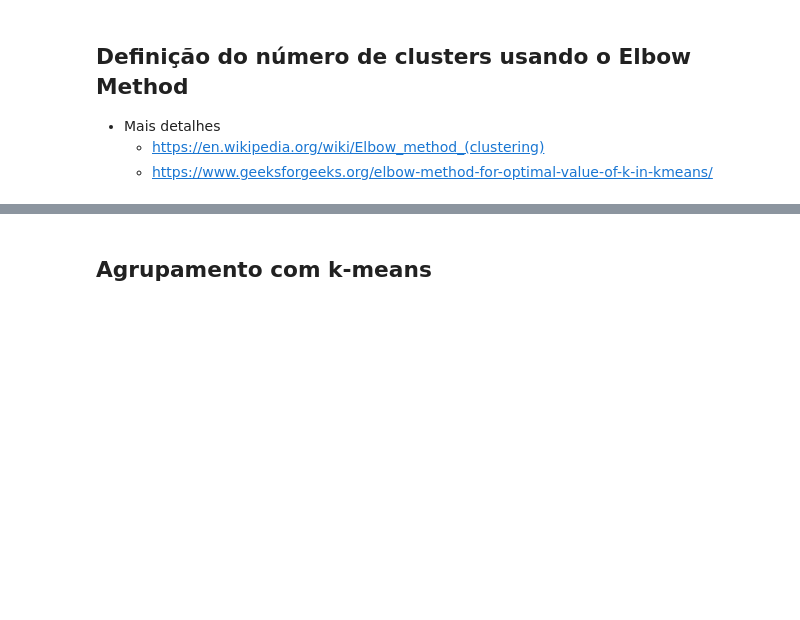
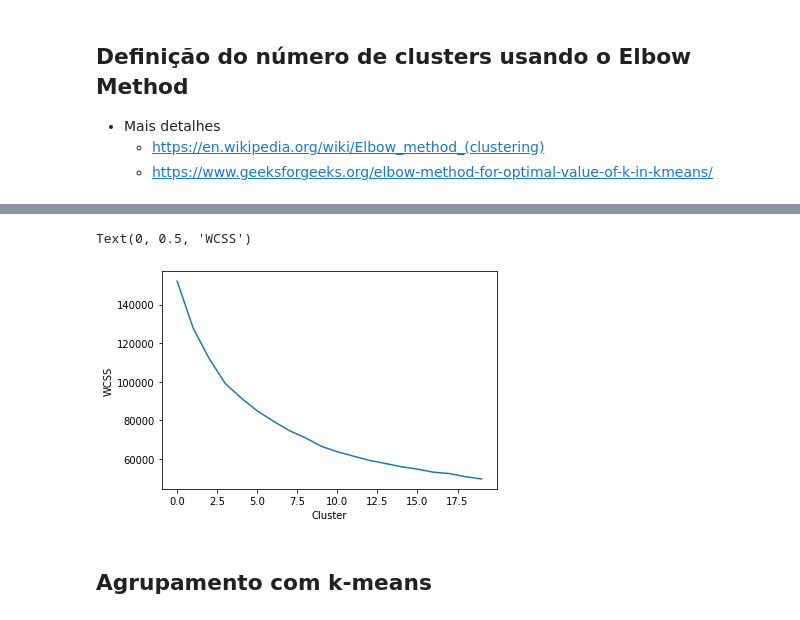
Before and after one commit to Vinicius-Luiz/ciencia_dados_para_empresas, a Jupyter notebook: MARKETING/Departamento_de_Marketing.ipynb, the cells around one changed output, grey strips where cells are left out. Drawn from its saved outputs; the diff is of its cells as text; code cells hidden in the pictures; blank space fills up the shorter version.

Commit message:
ADD: Obtenção dos clusters

```diff
--- a/MARKETING/Departamento_de_Marketing.ipynb
+++ b/MARKETING/Departamento_de_Marketing.ipynb
@@ -77,0 +183,6 @@ As pessoas realizam mais compras parcelado (0.364437) do que a vista (0.202458)
+# %%
+scaler = StandardScaler()
+creditcard_df_scaled = scaler.fit_transform(creditcard_df)
+
+#StandardScaler() | utiliza a média e o desvio padrão | mais útil quando existe muitos outliers na base de dados
+#MinMaxScaler()   | considera valores mínimos e máximos para colocar os valores no mesmo padrão
@@ -77,0 +194,8 @@ As pessoas realizam mais compras parcelado (0.364437) do que a vista (0.202458)
+# %%
+#Vamos realizar o teste Elbow Method (Método do cotovelo) calculando o WCSS
+wcss_1 = []
+range_values = range(1,21)
+for i in range_values:
+  kmeans = KMeans(n_clusters=i)
+  kmeans.fit(creditcard_df_scaled)
+  wcss_1.append(kmeans.inertia_)
@@ -78,3 +233,10 @@ As pessoas realizam mais compras parcelado (0.364437) do que a vista (0.202458)
+# %%
+plt.plot(wcss_1)
+plt.xlabel('Cluster')
+plt.ylabel('WCSS')
+# %% [output]
+Text(0, 0.5, 'WCSS')
+[figure, added]
 # %% [markdown]
 ## Agrupamento com k-means
 # %% [markdown]
```
Also changed, not shown: parts of 12 cells of this notebook, 9 other files.
